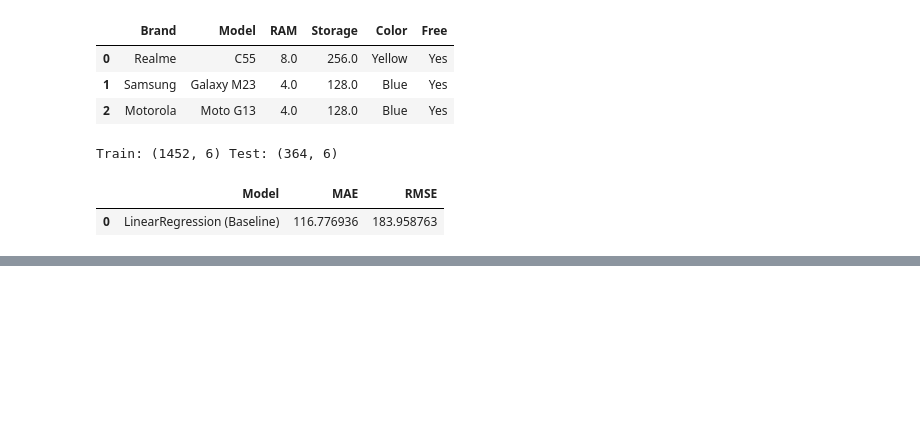
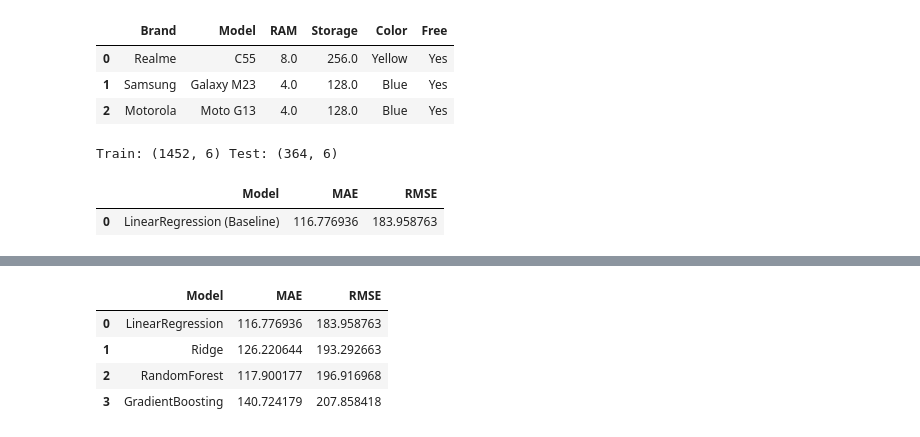
Before and after one commit to Aloysius-Yong/mdlp-project, a Jupyter notebook: index.ipynb, the cells around one changed output, grey strips where cells are left out. Cells and saved outputs as stored; diff of their text form; code cells hidden in the pictures; blank space fills up the shorter version.

```diff
--- a/index.ipynb
+++ b/index.ipynb
@@ -253,0 +261,46 @@ results_base
+# %%
+# Base model vs other models
+
+import numpy as np
+import pandas as pd
+
+from sklearn.pipeline import Pipeline
+from sklearn.linear_model import LinearRegression, Ridge
+from sklearn.ensemble import RandomForestRegressor, GradientBoostingRegressor
+from sklearn.metrics import mean_absolute_error, mean_squared_error
+
+models = {
+    "LinearRegression": LinearRegression(),
+    "Ridge": Ridge(random_state=42),
+    "RandomForest": RandomForestRegressor(random_state=42, n_estimators=200),
+    "GradientBoosting": GradientBoostingRegressor(random_state=42),
+}
+
+results_compare = []
+
+for name, model in models.items():
+    pipe = Pipeline(steps=[
+        ("preprocess", preprocess),
+        ("model", model)
+    ])
+
+    pipe.fit(X_train, y_train)
+    pred = pipe.predict(X_test)
+
+    mae = mean_absolute_error(y_test, pred)
+    rmse = np.sqrt(mean_squared_error(y_test, pred))
+
+    results_compare.append({
+        "Model": name,
+        "MAE": mae,
+        "RMSE": rmse
+    })
+
+results_compare = pd.DataFrame(results_compare).sort_values("RMSE")
+results_compare
+# %% [output]
+|  | Model | MAE | RMSE |
+| 0 | LinearRegression | 116.776936 | 183.958763 |
+| 1 | Ridge | 126.220644 | 193.292663 |
+| 2 | RandomForest | 117.900177 | 196.916968 |
+| 3 | GradientBoosting | 140.724179 | 207.858418 |
```
Also changed, not shown: parts of 12 cells of this notebook, 1 other file.
